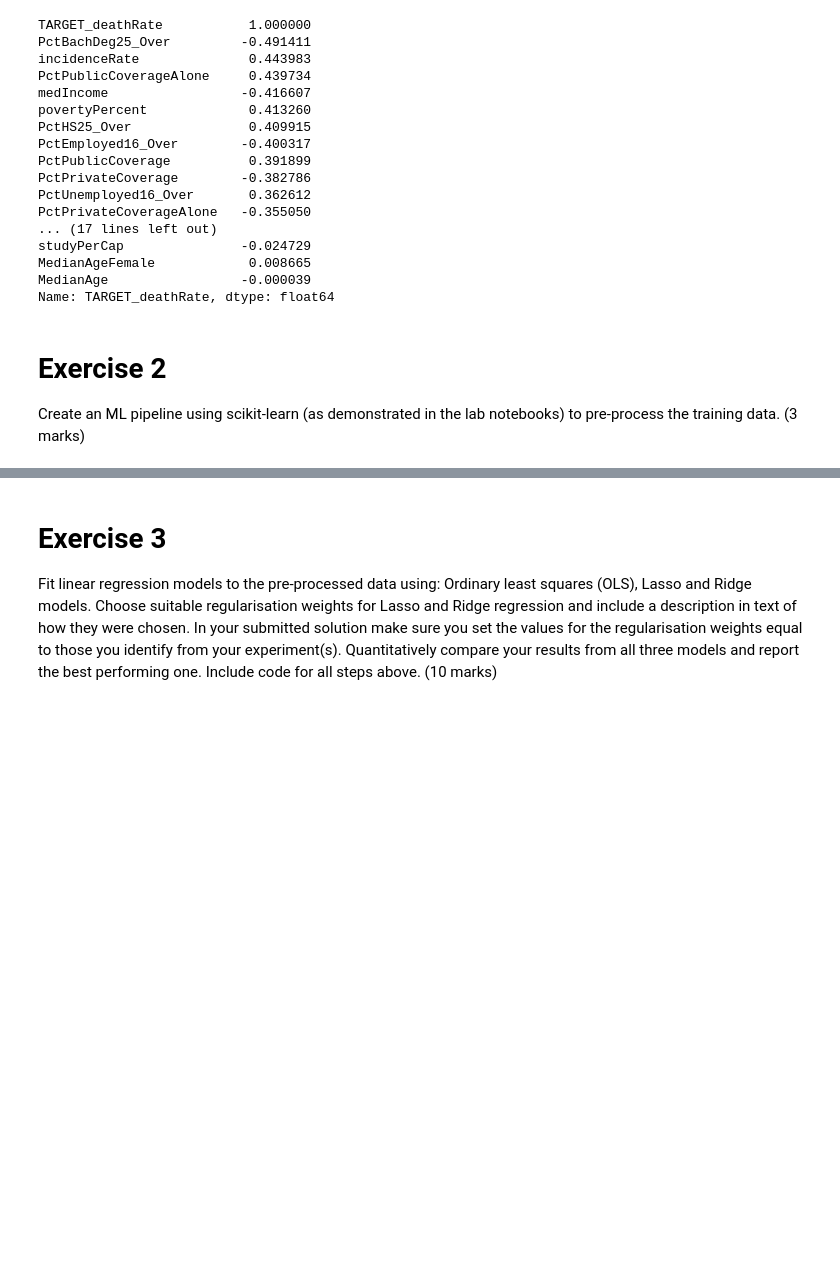
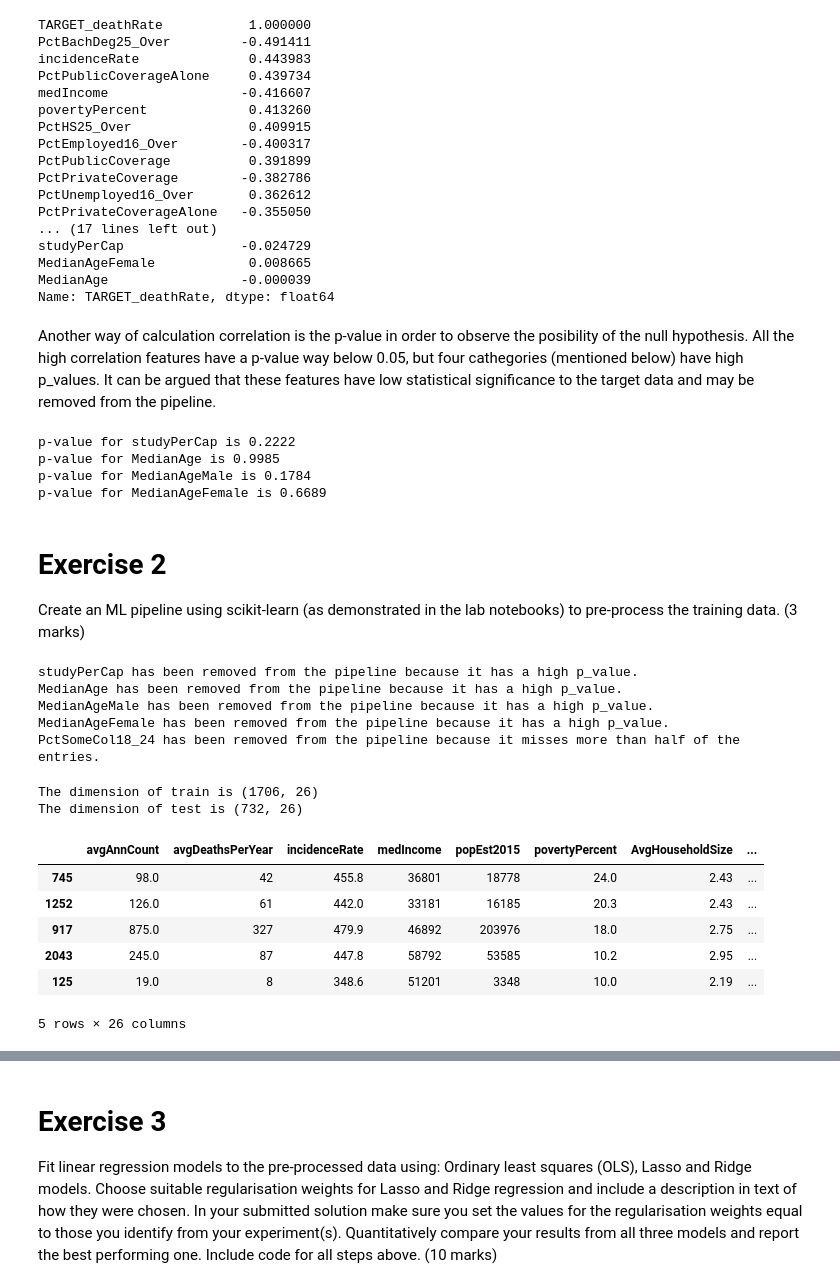
Before and after one commit to AlexandraPosta/machie-learning-pipeline, a Jupyter notebook: COMP3611_Coursework_Assessment.ipynb, the cells around one changed output, grey strips where cells are left out. Saved outputs shown, nothing was run; the diff lists cells and outputs as text; code cells hidden in the pictures; blank space fills up the shorter version.

```diff
--- a/COMP3611_Coursework_Assessment.ipynb
+++ b/COMP3611_Coursework_Assessment.ipynb
@@ -299,6 +299,22 @@ studyPerCap               -0.024729
 MedianAgeFemale            0.008665
 MedianAge                 -0.000039
 Name: TARGET_deathRate, dtype: float64
+# %% [markdown]
+Another way of calculation correlation is the p-value in order to observe the posibility of the null hypothesis. All the high correlation features have a p-value way below 0.05, but four cathegories (mentioned below) have high p_values. It can be argued that these features have low statistical significance to the target data and may be removed from the pipeline.
+# %%
+from scipy import stats
+
+for feature in full_data:
+   if full_data[feature].isnull().any() == False:
+      p_value = stats.pearsonr(full_data[target], full_data[feature])[1]
+
+      if p_value > 0.05:
+         print('p-value for', feature, 'is', format(p_value, '.4f'))
+# %% [output]
+p-value for studyPerCap is 0.2222
+p-value for MedianAge is 0.9985
+p-value for MedianAgeMale is 0.1784
+p-value for MedianAgeFemale is 0.6689
 # %% [markdown]
 # **Exercise 2**
 
@@ -340,14 +368,31 @@ def split_data(data, target):
     return X_train, X_test, y_train, y_test
 # %%
-#full_data = cancer_data[high_correclation].copy()
-full_data = cancer_data.copy()
-full_data.insert(1, target, target_data)
-
 data_train, data_test, target_train, target_test = preprocess(cancer_data, target_data)
 
 # Return contiguous arrays
 target_train = target_train.values.ravel()
 target_test = target_test.values.ravel()
+# %% [output]
+studyPerCap has been removed from the pipeline because it has a high p_value.
+MedianAge has been removed from the pipeline because it has a high p_value.
+MedianAgeMale has been removed from the pipeline because it has a high p_value.
+MedianAgeFemale has been removed from the pipeline because it has a high p_value.
+PctSomeCol18_24 has been removed from the pipeline because it misses more than half of the entries.
+# %%
+print("The dimension of train is {}".format(data_train.shape))
+print("The dimension of test is {}".format(data_test.shape))
+
+data_train.head()
+# %% [output]
+The dimension of train is (1706, 26)
+The dimension of test is (732, 26)
+|  | avgAnnCount | avgDeathsPerYear | incidenceRate | medIncome | popEst2015 | povertyPercent | AvgHouseholdSize | ... |
+| 745 | 98.0 | 42 | 455.8 | 36801 | 18778 | 24.0 | 2.43 | ... |
+| 1252 | 126.0 | 61 | 442.0 | 33181 | 16185 | 20.3 | 2.43 | ... |
+| 917 | 875.0 | 327 | 479.9 | 46892 | 203976 | 18.0 | 2.75 | ... |
+| 2043 | 245.0 | 87 | 447.8 | 58792 | 53585 | 10.2 | 2.95 | ... |
+| 125 | 19.0 | 8 | 348.6 | 51201 | 3348 | 10.0 | 2.19 | ... |
+5 rows × 26 columns
 # %%
 from sklearn.base import BaseEstimator
 
```
Also changed, not shown: parts of 25 cells of this notebook.
